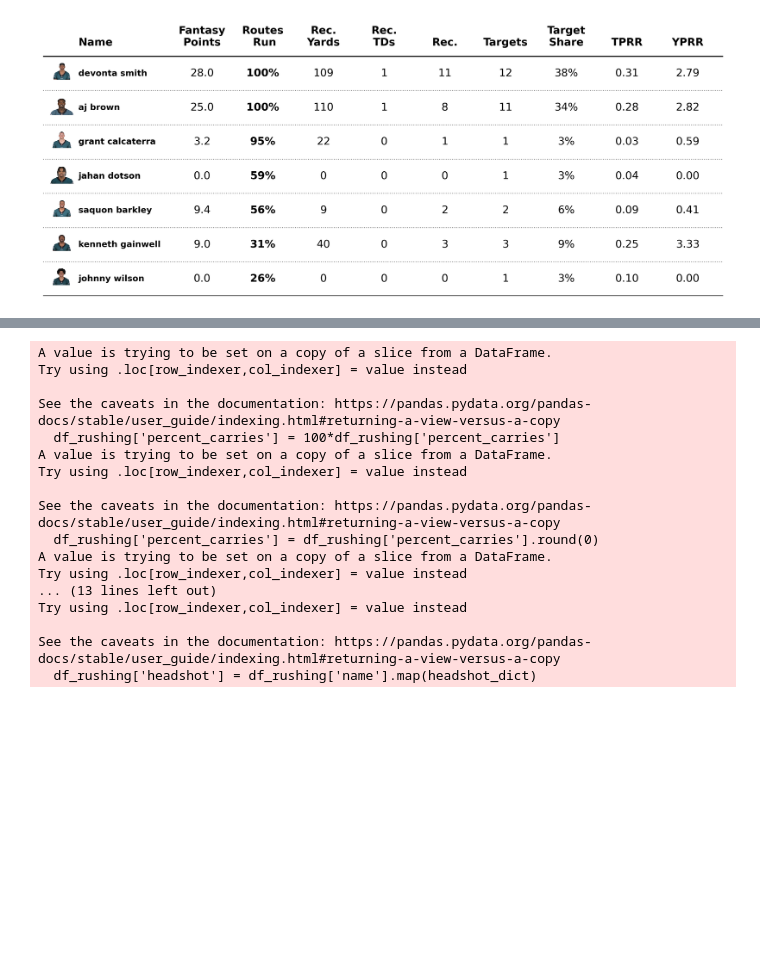
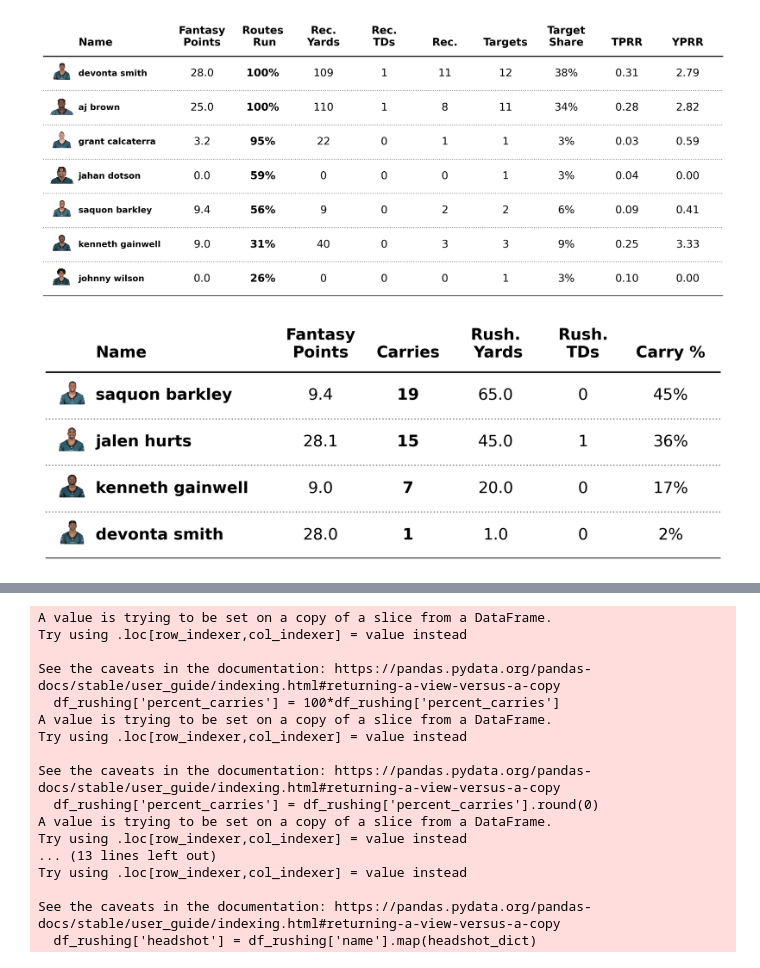
Before and after one commit to HaiderChishty/FootballWeeklySummaries, a Jupyter notebook: WeeklyRecap_Public.ipynb, the cells around one changed output, grey strips where cells are left out. Saved outputs shown, nothing was run; the diff lists cells and outputs as text; code cells hidden in the pictures; blank space fills up the shorter version.

```diff
--- a/WeeklyRecap_Public.ipynb
+++ b/WeeklyRecap_Public.ipynb
@@ -15,7 +15,8 @@ df = nfl.import_weekly_data(year,['player_id','headshot_url','player_display_nam
       'carries', 'rushing_yards', 'rushing_tds', 'rushing_epa',
        'receptions', 'targets', 'receiving_yards', 'receiving_tds', 'receiving_air_yards', 'receiving_yards_after_catch',
       'receiving_epa', 'racr', 'target_share', 'air_yards_share', 'wopr',
-       'fantasy_points_ppr'])
+       'fantasy_points_ppr'],False)
+
 ngs_pass_df = nfl.import_ngs_data('passing', year)
 ngs_rush_df = nfl.import_ngs_data('rushing', year)
 ngs_rec_df = nfl.import_ngs_data('receiving', year)
@@ -47,3 +46,85 @@ ff.plot_pass_recap(team,Week,Week_summary[team],headshot_dict,save)
 ff.plot_rec_recap(team,Week,Week_summary[team],headshot_dict,save)
 # %% [output]
 [figure]
+# %%
+team_plot = Week_summary[team]
+
+df_rushing = team_plot['rushing'].query("carries>0")
+
+df_rushing.loc[:,'percent_carries'] = 100*df_rushing['percent_carries']
+df_rushing.loc[:,'percent_carries'] = df_rushing['percent_carries'].round(0)
+
+df_rushing = df_rushing.copy()
+df_rushing['percent_carries'] = df_rushing['percent_carries'].astype(int)
+df_rushing['percent_carries'] = df_rushing['percent_carries'].map(lambda x: f"{x}%").astype("string")
+
+df_rushing.loc[:,'rushing_yards'] = df_rushing['rushing_yards'].astype(int)
+df_rushing.sort_values(by='carries', inplace = True)
+df_rushing.reset_index(inplace = True,drop = True)
+df_rushing['headshot'] = df_rushing['name'].map(headshot_dict)
+
+ncols = df_rushing.shape[1]
+nrows = df_rushing.shape[0]
+col1_pos = 5.5
+fig = plt.figure(num=1, clear=True, figsize=(1*ncols+col1_pos-1,nrows), dpi=300)
+ax = plt.subplot()
+ax.set_xlim(0, 1*ncols + col1_pos+1)
+ax.set_ylim(0, nrows + 1)
+positions = [1]+np.linspace(col1_pos, 1*ncols + col1_pos, num=ncols-2).tolist()
+columns = ['name','fantasy_points_ppr','carries','rushing_yards','rushing_tds',
+                            'percent_carries']
+for i in range(nrows):
+    for j, column in enumerate(columns):
+        if j == 0:
+            ha = 'left'
+        else:
+            ha = 'center'
+        if column == 'name' or column == 'carries':
+            weight = 'bold'
+        else:
+            weight = 'normal'
+        ax.annotate(
+            xy=(positions[j], i + .5),
+            text=df_rushing[column].iloc[i],
+            ha=ha,
+            va='center',
+            weight=weight,
+            fontsize = 15
+        )
+DC_to_FC = ax.transData.transform
+FC_to_NFC = fig.transFigure.inverted().transform
+DC_to_NFC = lambda x: FC_to_NFC(DC_to_FC(x))
+ax_point_1 = DC_to_NFC([0.25, 0.25])
+ax_point_2 = DC_to_NFC([0.75, 0.75])
+ax_width = abs(ax_point_1[0] - ax_point_2[0])*1.5
+ax_height = abs(ax_point_1[1] - ax_point_2[1])*1.5
+for x in df_rushing.index:
+    if df_rushing['headshot'][x] != None:
+        ax_coords = DC_to_NFC([0.15, x + .2])
+        hs_ax = fig.add_axes([ax_coords[0], ax_coords[1], ax_width, ax_height])
+        ff.ax_headshot(df_rushing['headshot'][x], hs_ax)
+column_names = ['Name','Fantasy\nPoints','Carries','Rush.\n Yards','Rush.\nTDs',
+                'Carry %']
+for index, c in enumerate(column_names):
+        if index == 0:
+            ha = 'left'
+        else:
+            ha = 'center'
+        ax.annotate(
+            xy=(positions[index], nrows + 0.25),
+            text=column_names[index],
+            ha=ha,
+            va='bottom',
+            weight='bold',
+            fontsize = 15
+        )
+ax.plot([ax.get_xlim()[0], ax.get_xlim()[1]+50], [nrows, nrows], lw=1.5, color='black', marker='', zorder=4)
+ax.plot([ax.get_xlim()[0], ax.get_xlim()[1]+50], [0, 0], lw=1.5, color='black', marker='', zorder=4)
+for x in range(1, nrows):
+    ax.plot([ax.get_xlim()[0], ax.get_xlim()[1]+50], [x, x], lw=1.15, color='gray', ls=':', zorder=3 , marker='')
+ax.set_axis_off()
+if save == 1:
+    plt.savefig('D:/OneDrive/Documents/Python Scripts/football/Summaries/2024 Charts/Week '+str(Week)+'/'+team+' Rushing.png',
+                bbox_inches='tight')
+# %% [output]
+[figure, added]
```
Also changed, not shown: parts of 3 cells of this notebook, 1 other file.
